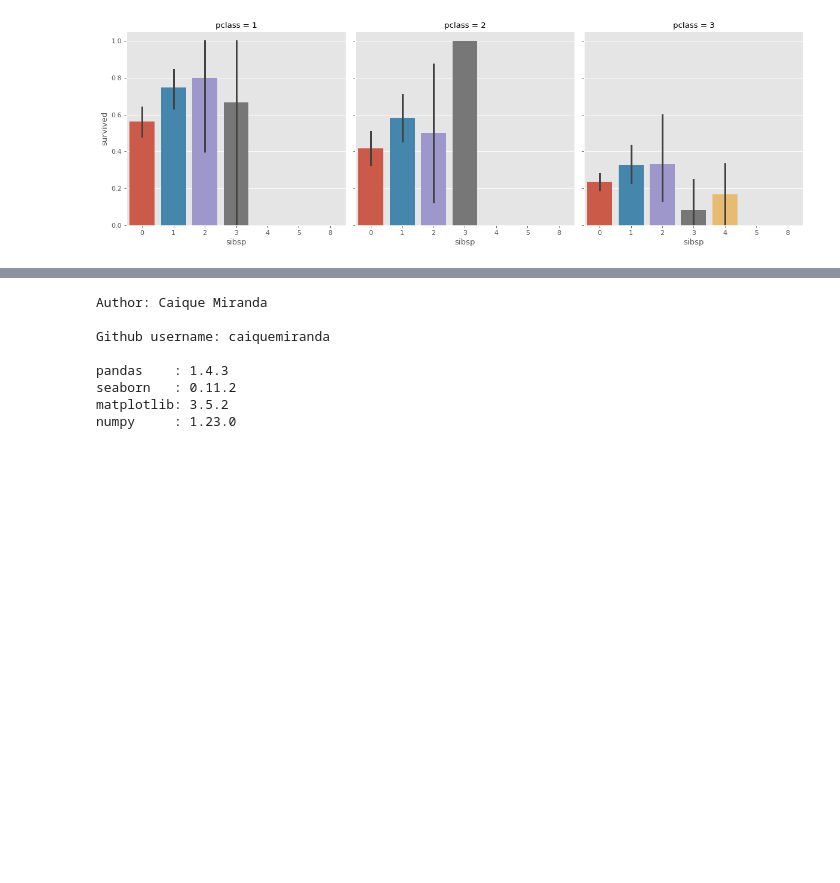
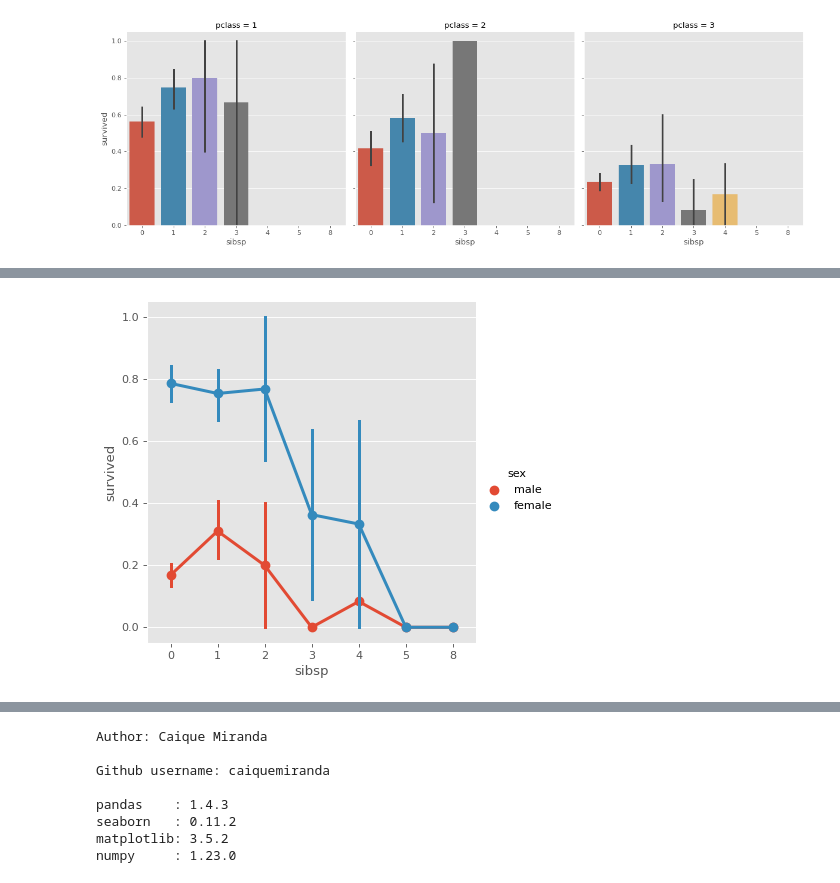
Before and after one commit to caiquemiranda/data-visualization-python, a Jupyter notebook: 10-analysis-visualization-titanic-dataset.ipynb, the cells around one changed output, grey strips where cells are left out. Saved outputs shown, nothing was run; the diff lists cells and outputs as text; code cells hidden in the pictures; blank space fills up the shorter version.

```diff
--- a/10-analysis-visualization-titanic-dataset.ipynb
+++ b/10-analysis-visualization-titanic-dataset.ipynb
@@ -686,0 +694,8 @@ sns.catplot(x= 'sibsp',
+# %%
+sns.catplot(x= 'sibsp',
+            y= 'survived',
+            kind= 'point',
+            hue= 'sex',
+            data= titanic);
+# %% [output]
+[figure, added]
```
Also changed, not shown: parts of 3 cells of this notebook.
